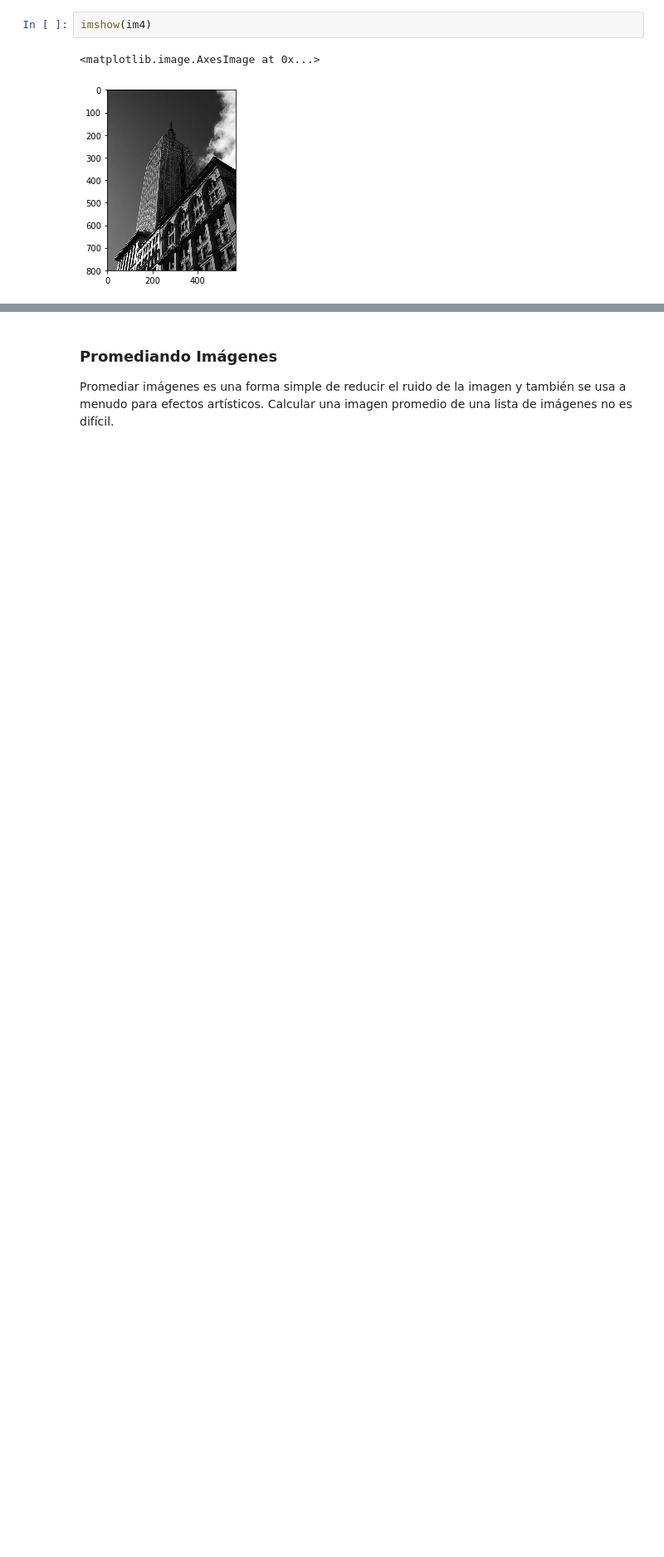
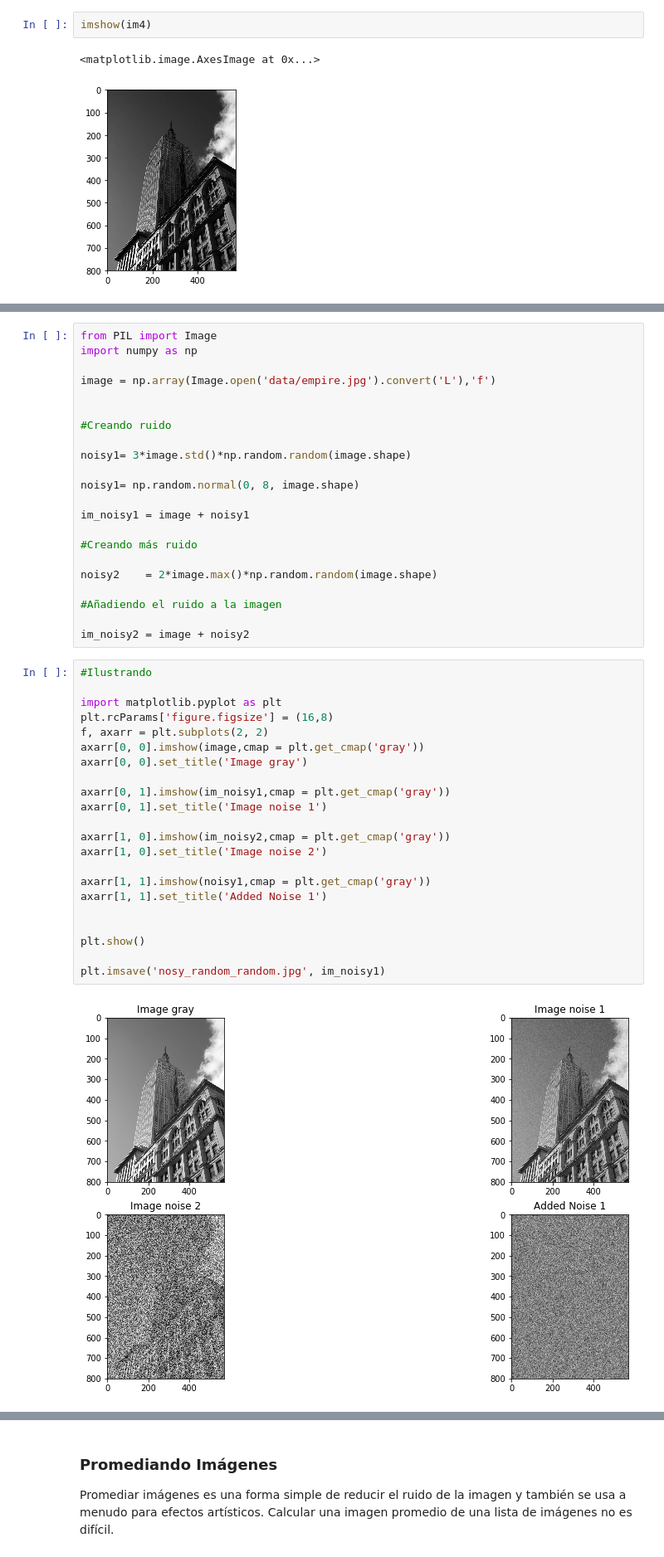
Before and after one commit to daniopitz/IntroToComputerVision, a Jupyter notebook: Clase_1.ipynb, the cells around one changed output, grey strips where cells are left out. Shown at 83% size. Cells and saved outputs as stored; diff of their text form; blank space fills up the shorter version.

```diff
--- a/Clase_1.ipynb
+++ b/Clase_1.ipynb
@@ -292,0 +316,46 @@ imshow(im4)
+# %%
+from PIL import Image
+import numpy as np
+
+image = np.array(Image.open('data/empire.jpg').convert('L'),'f')
+
+
+#Creando ruido
+
+noisy1= 3*image.std()*np.random.random(image.shape)
+
+noisy1= np.random.normal(0, 8, image.shape)
+
+im_noisy1 = image + noisy1
+
+#Creando más ruido
+
+noisy2    = 2*image.max()*np.random.random(image.shape)
+
+#Añadiendo el ruido a la imagen
+
+im_noisy2 = image + noisy2
+# %%
+#Ilustrando
+
+import matplotlib.pyplot as plt
+plt.rcParams['figure.figsize'] = (16,8)
+f, axarr = plt.subplots(2, 2)
+axarr[0, 0].imshow(image,cmap = plt.get_cmap('gray'))
+axarr[0, 0].set_title('Image gray')
+
+axarr[0, 1].imshow(im_noisy1,cmap = plt.get_cmap('gray'))
+axarr[0, 1].set_title('Image noise 1')
+
+axarr[1, 0].imshow(im_noisy2,cmap = plt.get_cmap('gray'))
+axarr[1, 0].set_title('Image noise 2')
+
+axarr[1, 1].imshow(noisy1,cmap = plt.get_cmap('gray'))
+axarr[1, 1].set_title('Added Noise 1')
+
+
+plt.show()
+
+plt.imsave('nosy_random_random.jpg', im_noisy1)
+# %% [output]
+[figure, added]
```
Also changed, not shown: parts of 33 cells of this notebook.
